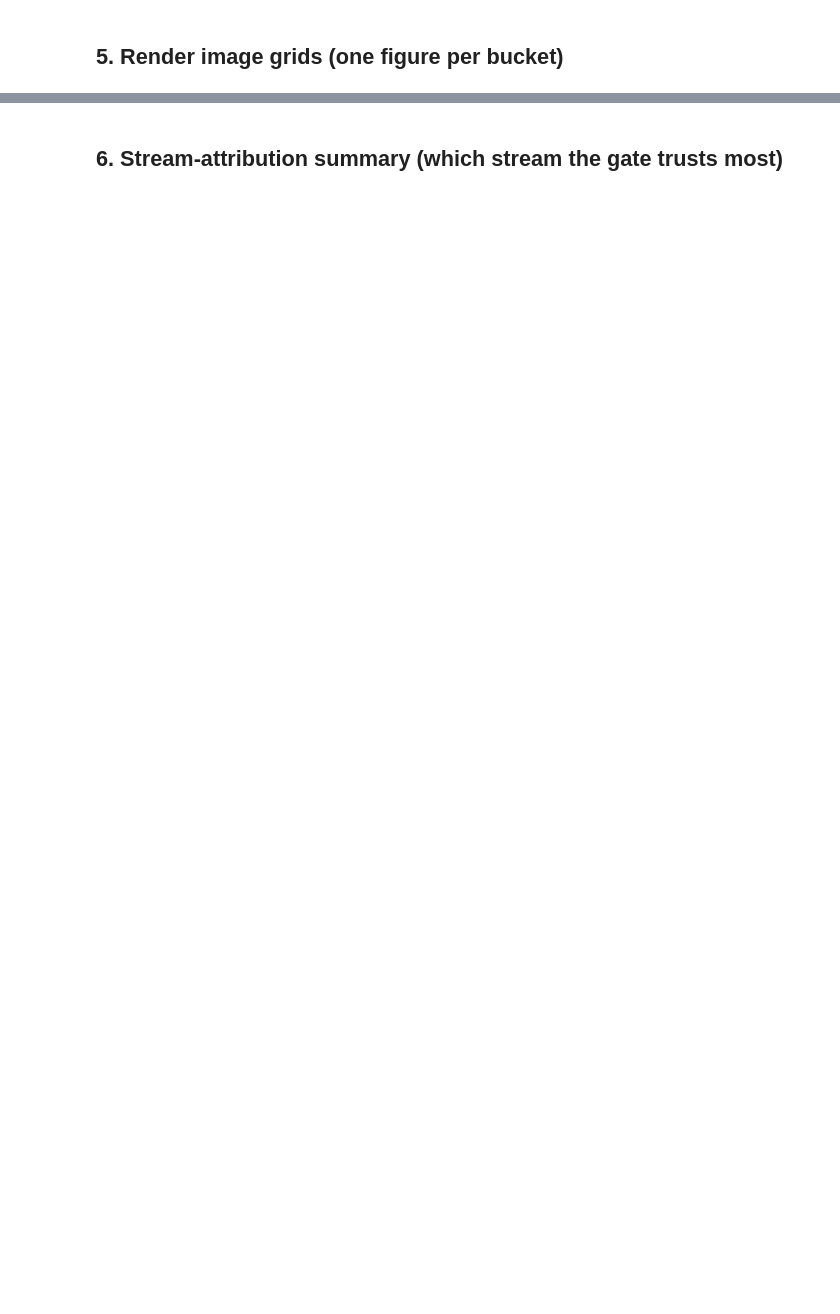
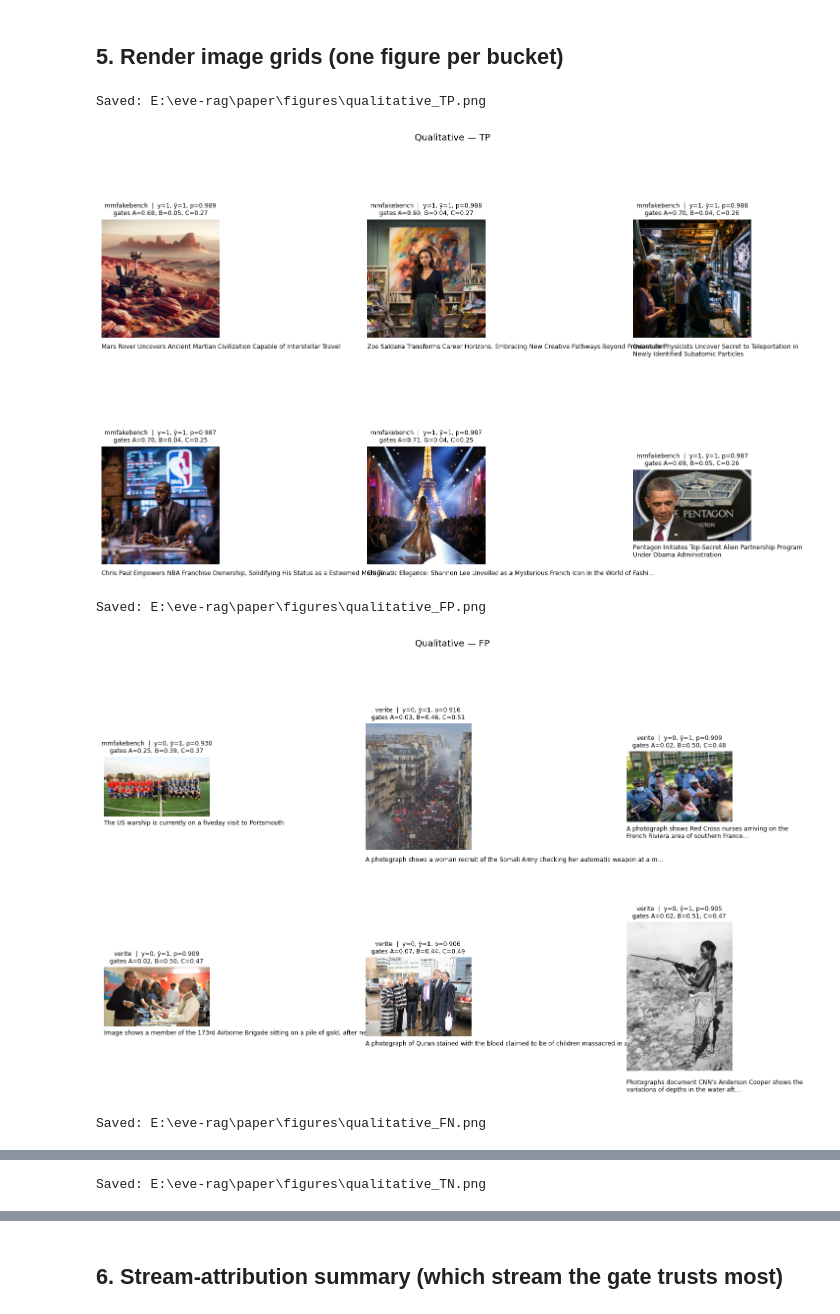
Before and after one commit to takitamim/eve-rag, a Jupyter notebook: notebooks/07_eval/qualitative_analysis.ipynb, the cells around one changed output, grey strips where cells are left out. Cells and saved outputs as stored; diff of their text form; code cells hidden in the pictures; blank space fills up the shorter version.

```diff
--- a/notebooks/07_eval/qualitative_analysis.ipynb
+++ b/notebooks/07_eval/qualitative_analysis.ipynb
@@ -144,22 +184,22 @@ print("Rows with local image:", merged["_image_path"].notna().sum())
 # %% [markdown]
 ## 4. Pick top-K examples per bucket (prefer with local image, prefer high-confidence)
 # %%
-K = 6  # examples per bucket
-TARGET_DATASETS = ["mmfakebench", "verite", "newsclippings"]  # prefer those with images
+K = 6
+TARGET_DATASETS = ["mmfakebench", "verite", "newsclippings"]
+TEST_SPLITS = ["mmfakebench_test", "verite_test", "newsclippings_test"]
 
-def score_example(row, bucket):
-    """Higher score = more interesting / illustrative."""
-    p = float(row[prob_col])
-    if bucket == "TP": return p
-    if bucket == "TN": return 1.0 - p
-    if bucket == "FP": return p           # model is very confident but wrong
-    if bucket == "FN": return 1.0 - p     # model very confident genuine but it was OOC
+def score_example(row, bk):
+    p = float(row[PROB_COL])
+    if bk == "TP": return p
+    if bk == "TN": return 1.0 - p
+    if bk == "FP": return p
+    if bk == "FN": return 1.0 - p
     return 0.0
 
 selected = []
 for bk in ["TP", "FP", "FN", "TN"]:
-    cand = merged[(merged["_bucket"] == bk) & (merged["_split"] == "test")].copy()
-    cand = cand[cand["_dataset"].isin(TARGET_DATASETS)]
+    cand = merged[(merged["_bucket"] == bk) & (merged[EVAL_SPLIT_COL].isin(TEST_SPLITS))].copy()
+    cand = cand[cand["dataset"].isin(TARGET_DATASETS)]
     cand["_pref"] = cand["_image_path"].notna().astype(int)
     cand["_score"] = cand.apply(lambda r: score_example(r, bk), axis=1)
     cand = cand.sort_values(["_pref", "_score"], ascending=[False, False]).head(K)
@@ -167,11 +207,12 @@ for bk in ["TP", "FP", "FN", "TN"]:
     selected.append(cand)
 
 selected_df = pd.concat(selected, ignore_index=True)
-caption_col = "caption" if "caption" in selected_df.columns else ("text" if "text" in selected_df.columns else None)
-keep_cols = ["_bucket", "pair_id", "_dataset", "_split", "_y_true", "_y_pred", prob_col, "_threshold"]
+
+caption_col = "caption" if "caption" in selected_df.columns else None
+keep_cols = ["_bucket", "pair_id", "dataset", "split", "_y_true", "_y_pred",
+             PROB_COL, "_threshold"]
 if caption_col: keep_cols.append(caption_col)
-for g in [ga_col, gb_col, gc_col]:
-    if g: keep_cols.append(g)
+if have_gates: keep_cols += list(GATE_COLS)
 keep_cols.append("_image_path")
 
 selected_df[keep_cols].to_csv(TABLES / "qualitative_examples.csv", index=False)
@@ -189,36 +249,44 @@ def render_bucket(bucket_name):
     cols = 3
     rows = int(np.ceil(n / cols))
     fig, axes = plt.subplots(rows, cols, figsize=(cols * 4.4, rows * 4.4))
     axes = np.atleast_2d(axes)
     for k in range(rows * cols):
         ax = axes[k // cols, k % cols]
         ax.axis("off")
         if k >= n:
             continue
         r = sub.iloc[k]
         img_path = r["_image_path"]
         if pd.notna(img_path) and Path(img_path).exists():
             try:
                 img = Image.open(img_path).convert("RGB")
                 ax.imshow(img)
             except Exception as e:
                 ax.text(0.5, 0.5, f"[load err]\n{e}", ha="center", va="center", fontsize=8)
         else:
             ax.text(0.5, 0.5, "[no local image]", ha="center", va="center", fontsize=10, color="gray")
-        # caption + meta
+
         cap = r.get(caption_col) if caption_col else ""
-        cap = (str(cap)[:90] + "…") if isinstance(cap, str) and len(str(cap)) > 90 else cap
-        meta = f"{r['_dataset']}  |  y={int(r['_y_true'])}, ŷ={int(r['_y_pred'])}, p={float(r[prob_col]):.3f}"
-        if ga_col and gb_col and gc_col:
-            meta += f"\ngates A={float(r[ga_col]):.2f}, B={float(r[gb_col]):.2f}, C={float(r[gc_col]):.2f}"
+        if isinstance(cap, str) and len(cap) > 90:
+            cap = cap[:90] + "…"
+        meta = f"{r['dataset']}  |  y={int(r['_y_true'])}, ŷ={int(r['_y_pred'])}, p={float(r[PROB_COL]):.3f}"
+        if have_gates:
+            meta += f"\ngates A={float(r[GATE_COLS[0]]):.2f}, B={float(r[GATE_COLS[1]]):.2f}, C={float(r[GATE_COLS[2]]):.2f}"
         ax.set_title(meta, fontsize=8)
-        ax.text(0.0, -0.05, cap, transform=ax.transAxes, fontsize=8, va="top", wrap=True)
+        ax.text(0.0, -0.05, str(cap) if cap is not None else "", transform=ax.transAxes,
+                fontsize=8, va="top", wrap=True)
     fig.suptitle(f"Qualitative — {bucket_name}", fontsize=12, y=1.02)
     plt.tight_layout()
     out = FIGURES / f"qualitative_{bucket_name}.png"
     plt.savefig(out, bbox_inches="tight", dpi=140)
     print("Saved:", out)
     plt.show()
 
 for bk in ["TP", "FP", "FN", "TN"]:
     render_bucket(bk)
+# %% [output]
+Saved: E:\eve-rag\paper\figures\qualitative_TP.png
+[figure, added]
+Saved: E:\eve-rag\paper\figures\qualitative_FP.png
+[figure, added]
+Saved: E:\eve-rag\paper\figures\qualitative_FN.png
@@ -224,0 +294 @@ for bk in ["TP", "FP", "FN", "TN"]:
+Saved: E:\eve-rag\paper\figures\qualitative_TN.png
```
Also changed, not shown: parts of 7 cells of this notebook, 20 other files.
